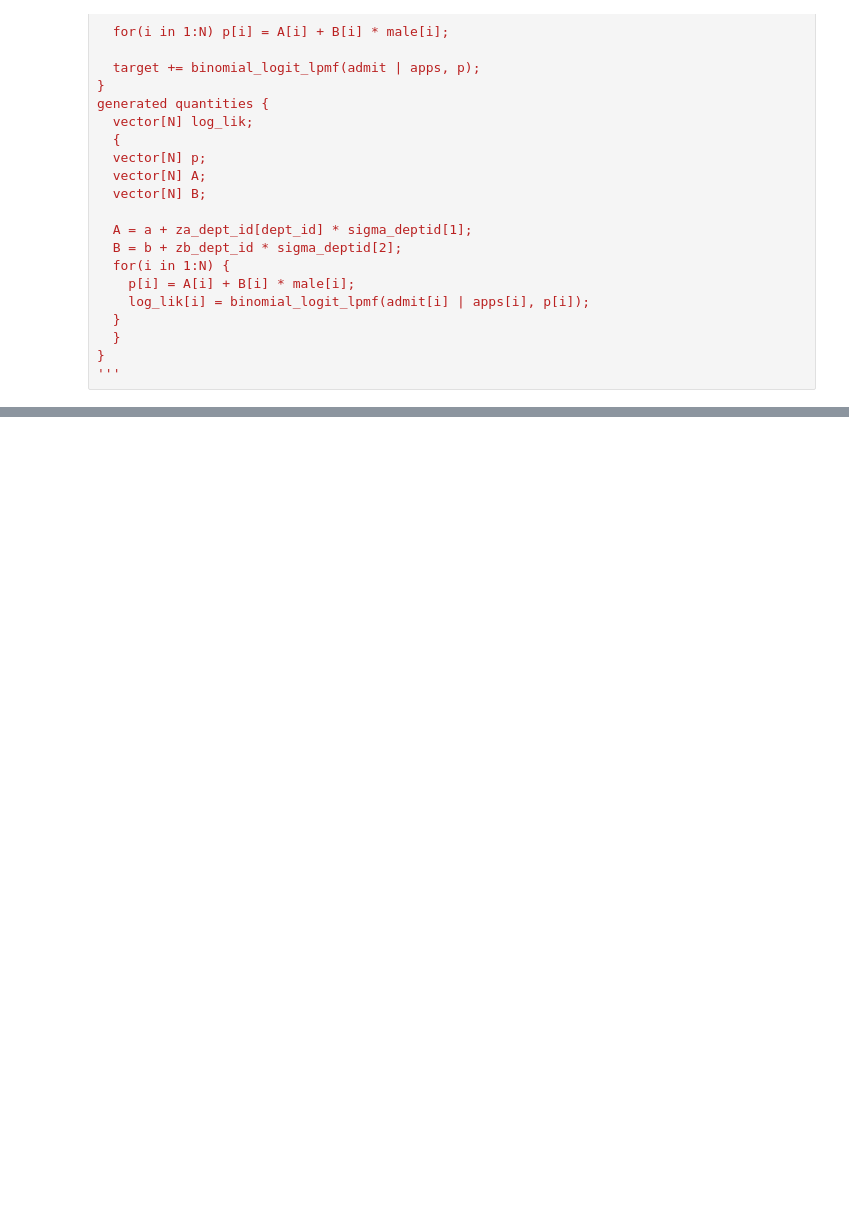
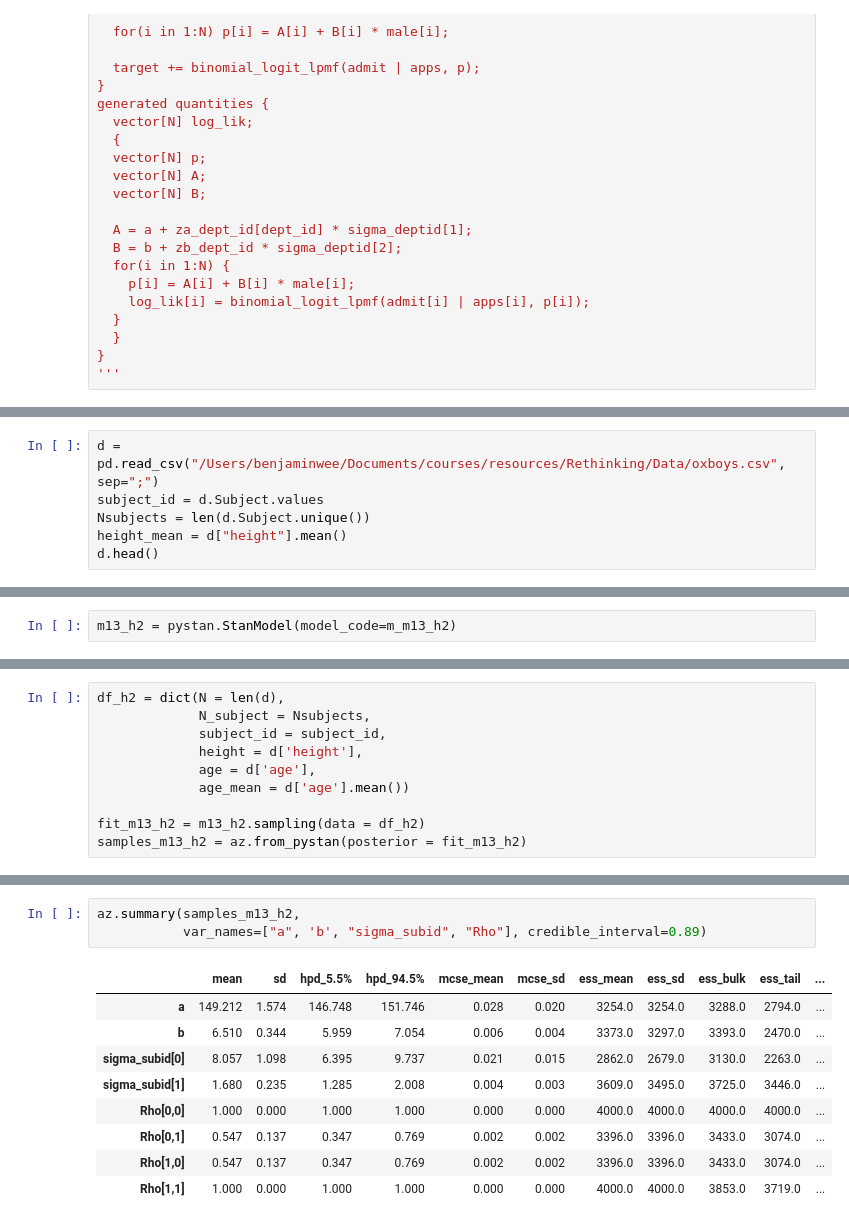
Before and after one commit to bennywee/rethinking_notes, a Jupyter notebook: chapter_13/ch_13_stan.ipynb, the cells around one changed output, grey strips where cells are left out. Cells and saved outputs as stored; diff of their text form; blank space fills up the shorter version.

```diff
--- a/chapter_13/ch_13_stan.ipynb
+++ b/chapter_13/ch_13_stan.ipynb
@@ -350,0 +544,6 @@ INFO:pystan:COMPILING THE C++ CODE FOR MODEL anon_model_ebed1b5a36fad7ec15a8c01d
+# %%
+d = pd.read_csv("/Users/benjaminwee/Documents/courses/resources/Rethinking/Data/oxboys.csv", sep=";")
+subject_id = d.Subject.values
+Nsubjects = len(d.Subject.unique())
+height_mean = d["height"].mean()
+d.head()
@@ -350,0 +611,2 @@ INFO:pystan:COMPILING THE C++ CODE FOR MODEL anon_model_ebed1b5a36fad7ec15a8c01d
+# %%
+m13_h2 = pystan.StanModel(model_code=m_m13_h2)
@@ -350,0 +615,10 @@ INFO:pystan:COMPILING THE C++ CODE FOR MODEL anon_model_ebed1b5a36fad7ec15a8c01d
+# %%
+df_h2 = dict(N = len(d),
+             N_subject = Nsubjects,
+             subject_id = subject_id,
+             height = d['height'],
+             age = d['age'],
+             age_mean = d['age'].mean())
+
+fit_m13_h2 = m13_h2.sampling(data = df_h2)
+samples_m13_h2 = az.from_pystan(posterior = fit_m13_h2)
@@ -350,0 +628,13 @@ INFO:pystan:COMPILING THE C++ CODE FOR MODEL anon_model_ebed1b5a36fad7ec15a8c01d
+# %%
+az.summary(samples_m13_h2,
+           var_names=["a", 'b', "sigma_subid", "Rho"], credible_interval=0.89)
+# %% [output]
+|  | mean | sd | hpd_5.5% | hpd_94.5% | mcse_mean | mcse_sd | ess_mean | ess_sd | ess_bulk | ess_tail | ... |
+| a | 149.212 | 1.574 | 146.748 | 151.746 | 0.028 | 0.020 | 3254.0 | 3254.0 | 3288.0 | 2794.0 | ... |
+| b | 6.510 | 0.344 | 5.959 | 7.054 | 0.006 | 0.004 | 3373.0 | 3297.0 | 3393.0 | 2470.0 | ... |
+| sigma_subid[0] | 8.057 | 1.098 | 6.395 | 9.737 | 0.021 | 0.015 | 2862.0 | 2679.0 | 3130.0 | 2263.0 | ... |
+| sigma_subid[1] | 1.680 | 0.235 | 1.285 | 2.008 | 0.004 | 0.003 | 3609.0 | 3495.0 | 3725.0 | 3446.0 | ... |
+| Rho[0,0] | 1.000 | 0.000 | 1.000 | 1.000 | 0.000 | 0.000 | 4000.0 | 4000.0 | 4000.0 | 4000.0 | ... |
+| Rho[0,1] | 0.547 | 0.137 | 0.347 | 0.769 | 0.002 | 0.002 | 3396.0 | 3396.0 | 3433.0 | 3074.0 | ... |
+| Rho[1,0] | 0.547 | 0.137 | 0.347 | 0.769 | 0.002 | 0.002 | 3396.0 | 3396.0 | 3433.0 | 3074.0 | ... |
+| Rho[1,1] | 1.000 | 0.000 | 1.000 | 1.000 | 0.000 | 0.000 | 4000.0 | 4000.0 | 3853.0 | 3719.0 | ... |
```
Also changed, not shown: parts of 25 cells of this notebook, 1 other file.
